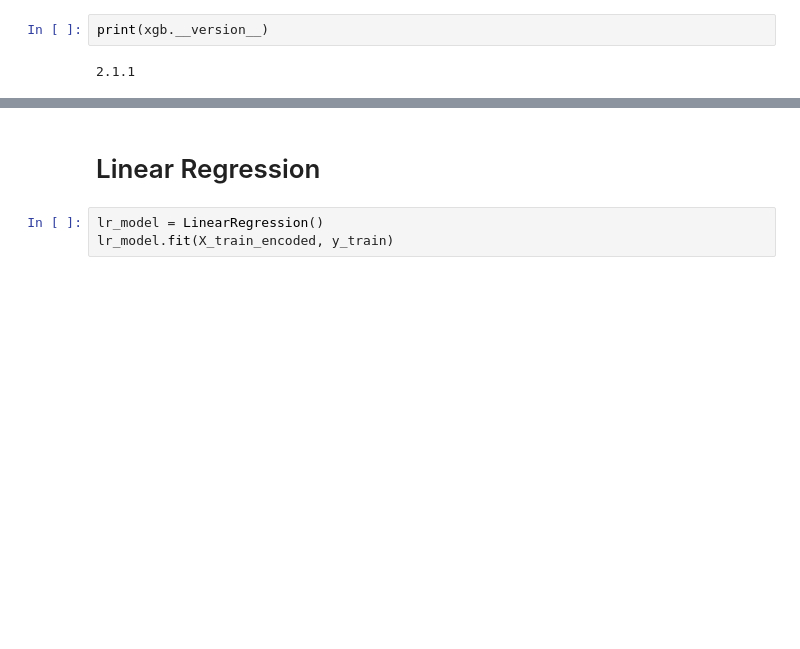
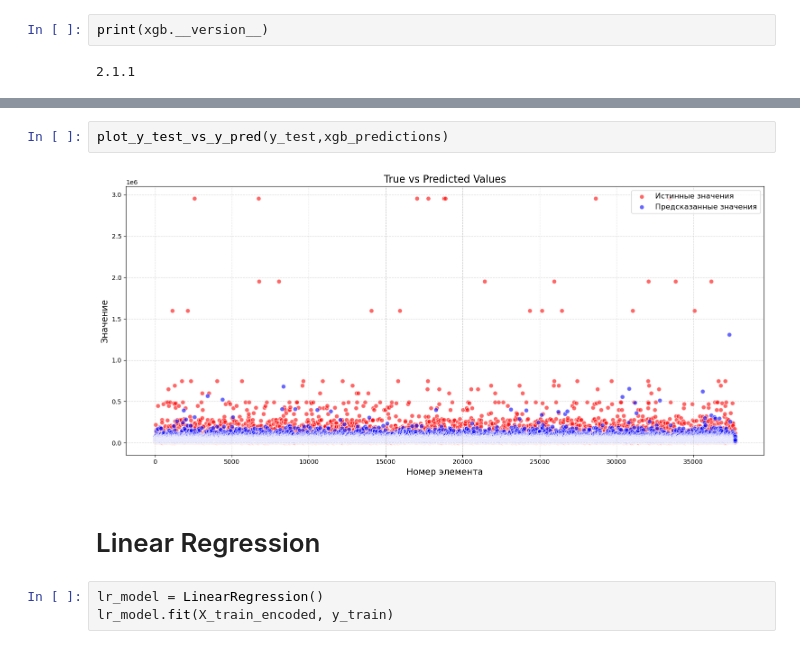
Before and after one commit to White4ndBlack/Regression-of-Used-Car-Prices, a Jupyter notebook: code.ipynb, the cells around one changed output, grey strips where cells are left out. Cells and saved outputs as stored; diff of their text form; blank space fills up the shorter version.

```diff
--- a/code.ipynb
+++ b/code.ipynb
@@ -361,3 +411,7 @@ plt.show()
+# %%
+plot_y_test_vs_y_pred(y_test,xgb_predictions)
+# %% [output]
+[figure, added]
 # %% [markdown]
 # Linear Regression
 # %%
```
Also changed, not shown: parts of 41 cells of this notebook.
